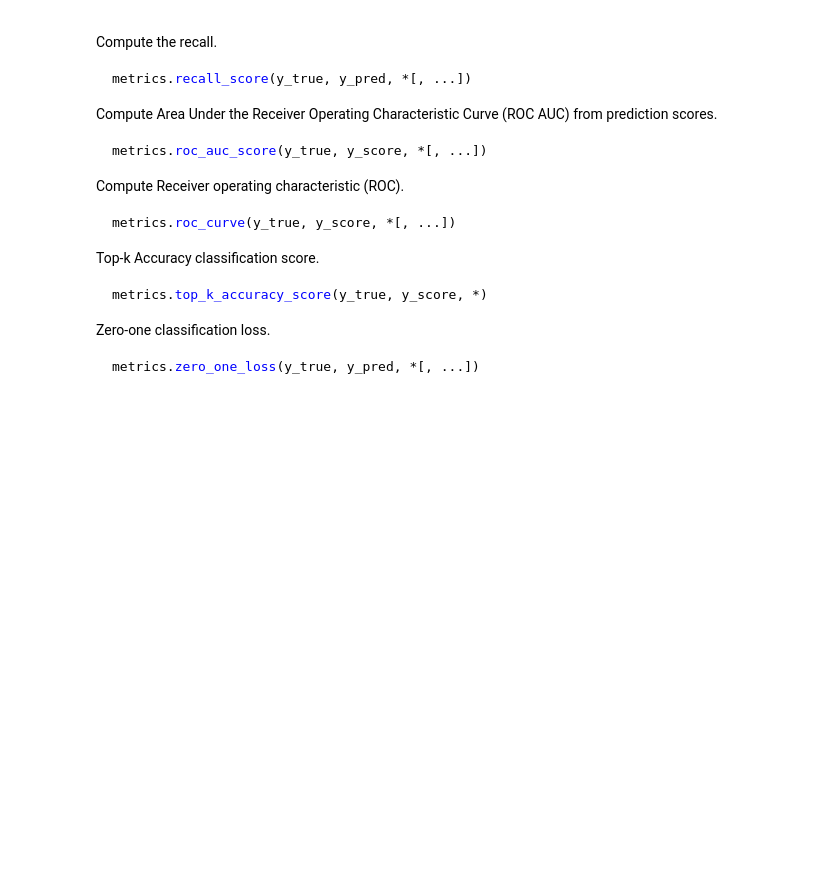
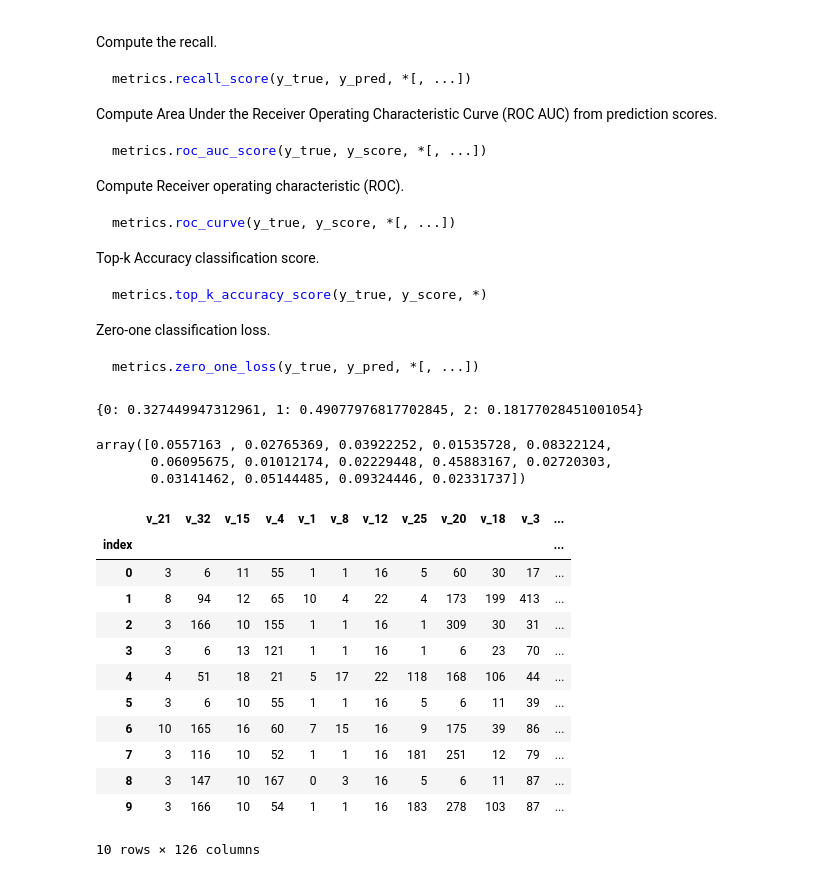
Before and after one commit to risan-raja/sdpiit, a Jupyter notebook: notebooks/EDA_v2.ipynb, the cells around one changed output. Saved outputs shown, nothing was run; the diff lists cells and outputs as text; code cells hidden in the pictures; blank space fills up the shorter version.

```diff
--- a/notebooks/EDA_v2.ipynb
+++ b/notebooks/EDA_v2.ipynb
@@ -772,6 +778,7 @@ nominal_data = pd.read_pickle("../data/nominal_data.pkl")
 binary_data = pd.read_pickle("../data/binary_data.pkl")
 ratio_data = pd.read_pickle("../data/ratio_data.pkl")
 total_discrete = pd.read_parquet("../data/total_pickle.hdfs")
+data__ = pd.read_parquet('../data/data_with_ridit.hdfs', engine='fastparquet')
 # %%
 ode = OrdinalEncoder(
     handle_unknown="use_encoded_value",
@@ -1503,0 +1530,27 @@ metrics.zero_one_loss(y_true, y_pred, *[, ...])
+# %%
+(tt_lb.sum(axis=0)/len(tt_lb)).to_dict()
+# %% [output]
+{0: 0.327449947312961, 1: 0.49077976817702845, 2: 0.18177028451001054}
+# %%
+dtc.feature_importances_
+y_pred = dtc.predict()
+# %% [output]
+array([0.0557163 , 0.02765369, 0.03922252, 0.01535728, 0.08322124,
+       0.06095675, 0.01012174, 0.02229448, 0.45883167, 0.02720303,
+       0.03141462, 0.05144485, 0.09324446, 0.02331737])
+# %%
+data__.head(10)
+# %% [output]
+|  | v_21 | v_32 | v_15 | v_4 | v_1 | v_8 | v_12 | v_25 | v_20 | v_18 | v_3 | ... |
+| index |  |  |  |  |  |  |  |  |  |  |  | ... |
+| 0 | 3 | 6 | 11 | 55 | 1 | 1 | 16 | 5 | 60 | 30 | 17 | ... |
+| 1 | 8 | 94 | 12 | 65 | 10 | 4 | 22 | 4 | 173 | 199 | 413 | ... |
+| 2 | 3 | 166 | 10 | 155 | 1 | 1 | 16 | 1 | 309 | 30 | 31 | ... |
+| 3 | 3 | 6 | 13 | 121 | 1 | 1 | 16 | 1 | 6 | 23 | 70 | ... |
+| 4 | 4 | 51 | 18 | 21 | 5 | 17 | 22 | 118 | 168 | 106 | 44 | ... |
+| 5 | 3 | 6 | 10 | 55 | 1 | 1 | 16 | 5 | 6 | 11 | 39 | ... |
+| 6 | 10 | 165 | 16 | 60 | 7 | 15 | 16 | 9 | 175 | 39 | 86 | ... |
+| 7 | 3 | 116 | 10 | 52 | 1 | 1 | 16 | 181 | 251 | 12 | 79 | ... |
+| 8 | 3 | 147 | 10 | 167 | 0 | 3 | 16 | 5 | 6 | 11 | 87 | ... |
+| 9 | 3 | 166 | 10 | 54 | 1 | 1 | 16 | 183 | 278 | 103 | 87 | ... |
+10 rows × 126 columns
```
Also changed, not shown: parts of 20 cells of this notebook, 4 other files.
